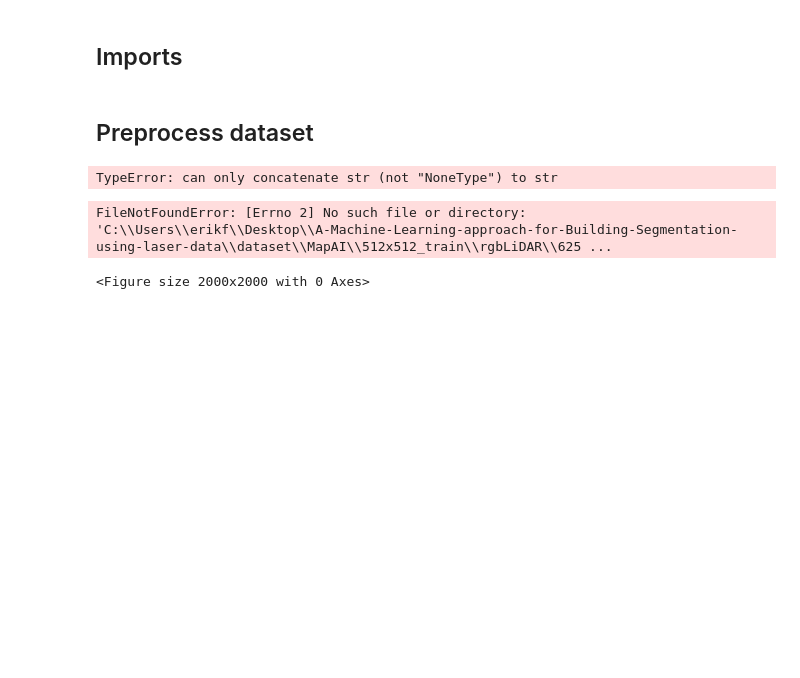
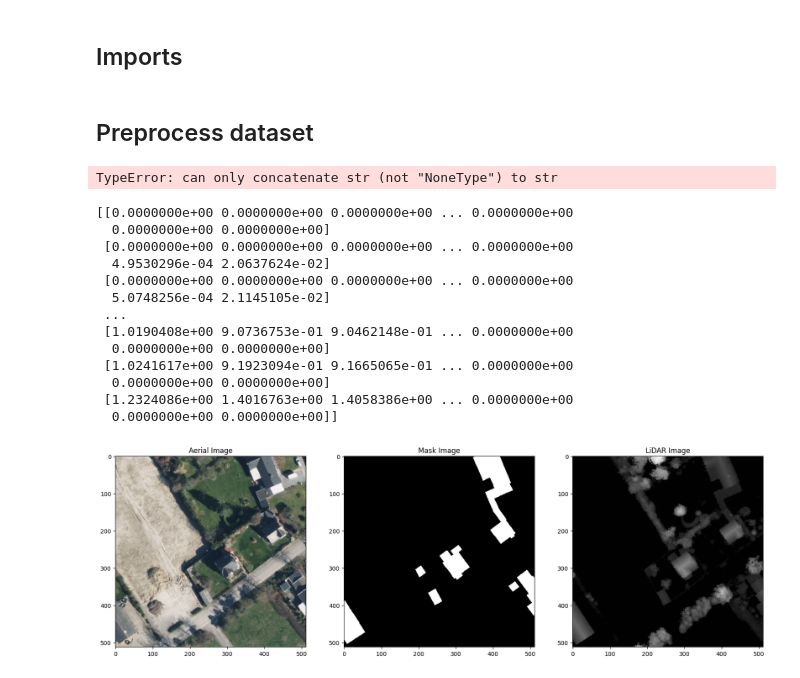
Before and after one commit to erikx50/A-Machine-Learning-approach-for-Building-Segmentation-using-laser-data, a Jupyter notebook: 2a_Preprocessing_Dataset.ipynb, the cells around one changed output. Cells and saved outputs as stored; diff of their text form; code cells hidden in the pictures; blank space fills up the shorter version.

Commit message:
tweaked data generator

```diff
--- a/2a_Preprocessing_Dataset.ipynb
+++ b/2a_Preprocessing_Dataset.ipynb
@@ -95,7 +95,7 @@ def show_images(set_name, data_name):
     plt.figure(figsize=(20,20))
 
     # Get rgb lidar image
-    rgb_lidar = imread(os.path.normpath(path_new + "/rgbLiDAR/train" + data_name + ".tif"))
+    rgb_lidar = imread(os.path.normpath(path_new + "/rgbLiDAR/train/" + data_name + ".tif"))
 
     # Find and display aerial image
     plt.subplot(231)
@@ -106,18 +106,31 @@ def show_images(set_name, data_name):
     # Find and display mask image
     plt.subplot(232)
     plt.title('Mask Image')
-    mask_img = cv.imread(os.path.normpath(path_new + "/mask/" + label + '/'  + data_name + ".PNG"))
+    mask_img = cv.imread(os.path.normpath(path_new + "/mask/train/"  + data_name + ".PNG"))
     plt.imshow(mask_img * 255, cmap='gray')
 
     # Find and display edge mask image
     plt.subplot(233)
     plt.title('LiDAR Image')
     plt.imshow(rgb_lidar[:, :, 3], cmap='gray')
+    print(rgb_lidar[:, :, 3])
 
 
     plt.show()
 # %%
-show_images("train", "6259_563_80")
+show_images("train", "6051_689_24")
 # %% [output]
-FileNotFoundError: [Errno 2] No such file or directory: 'C:\\Users\\erikf\\Desktop\\A-Machine-Learning-approach-for-Building-Segmentation-using-laser-data\\dataset\\MapAI\\512x512_train\\rgbLiDAR\\625 ...
+[[0.0000000e+00 0.0000000e+00 0.0000000e+00 ... 0.0000000e+00
+  0.0000000e+00 0.0000000e+00]
+ [0.0000000e+00 0.0000000e+00 0.0000000e+00 ... 0.0000000e+00
+  4.9530296e-04 2.0637624e-02]
+ [0.0000000e+00 0.0000000e+00 0.0000000e+00 ... 0.0000000e+00
+  5.0748256e-04 2.1145105e-02]
+ ...
+ [1.0190408e+00 9.0736753e-01 9.0462148e-01 ... 0.0000000e+00
+  0.0000000e+00 0.0000000e+00]
+ [1.0241617e+00 9.1923094e-01 9.1665065e-01 ... 0.0000000e+00
+  0.0000000e+00 0.0000000e+00]
+ [1.2324086e+00 1.4016763e+00 1.4058386e+00 ... 0.0000000e+00
+  0.0000000e+00 0.0000000e+00]]
-<Figure size 2000x2000 with 0 Axes>
+[figure, added]
```
Also changed, not shown: 1 other file.
